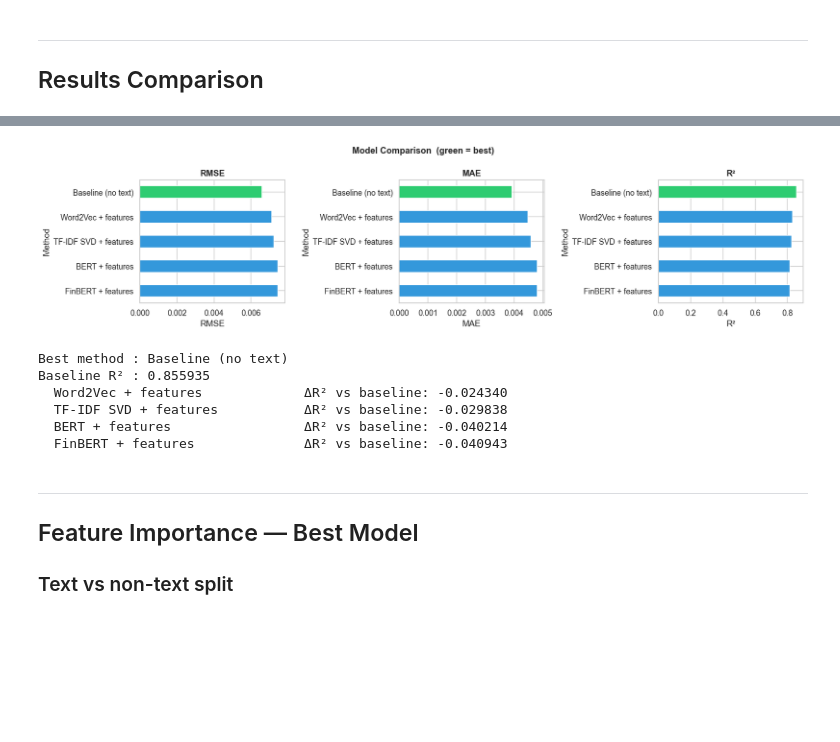
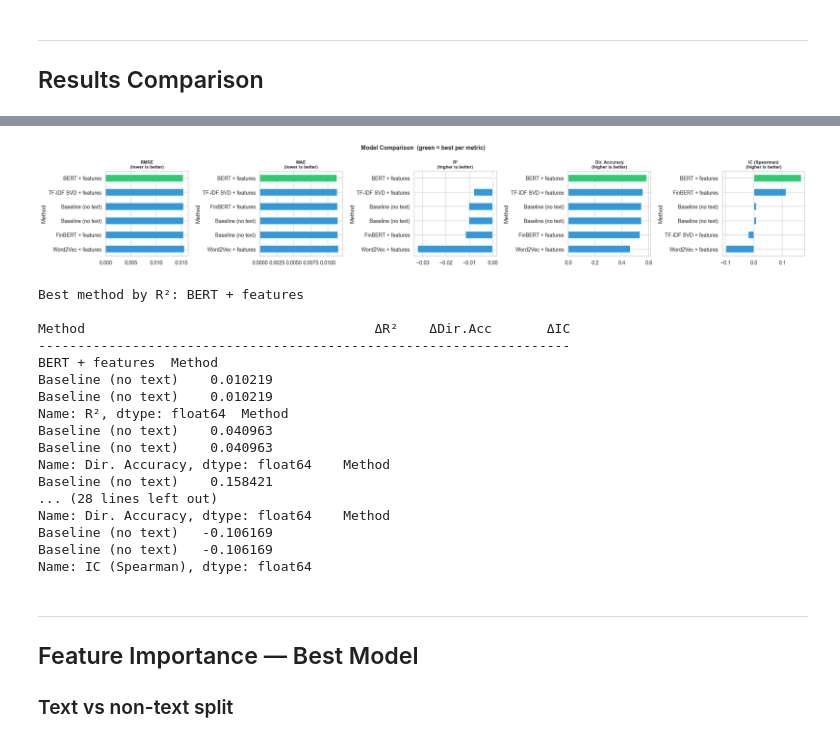
Before and after one commit to AlgazinovAleksandr/ML4FinancialNews, a Jupyter notebook: modeling/modeling_regression.ipynb, the cells around one changed output, grey strips where cells are left out. Saved outputs shown, nothing was run; the diff lists cells and outputs as text; code cells hidden in the pictures; blank space fills up the shorter version.

```diff
--- a/modeling/modeling_regression.ipynb
+++ b/modeling/modeling_regression.ipynb
@@ -43,7 +48,7 @@ Columns (156):
 ## 2. Outlier Removal & Sampling
 # %%
 TARGET   = 'next_curr_per_change'
-TEXT_COL = 'title + description + maintext'
+TEXT_COL = 'maintext'  # matches what the user will supply to the agent
 
 print('Target distribution (raw):')
 print(df_raw[TARGET].describe(percentiles=[.01, .05, .1, .9, .95, .99]))
@@ -113,8 +117,13 @@ Current-day OHLCV features assume an **end-of-day prediction window** (article r
 LEAKY_COLS = ['next_day_price', 'next_curr_pos_change', 'future_date']
 dropped = [c for c in LEAKY_COLS if c in df.columns]
 df = df.drop(columns=dropped)
+
+# Sort chronologically — required for the time-based train/val/test split below
+df = df.sort_values('date').reset_index(drop=True)
+
 print(f'Dropped leaky columns: {dropped}')
 print(f'Shape after leakage removal: {df.shape}')
+print(f'Date range: {df["date"].min().date()} → {df["date"].max().date()}')
 # %% [output]
 Dropped leaky columns: ['next_day_price', 'next_curr_pos_change', 'future_date']
 Shape after leakage removal: (82133, 153)
@@ -593,38 +649,62 @@ FinBERT + features    0.007457 0.004808   0.002911 0.814991
 # %%
-metrics = ['RMSE', 'MAE', 'R²']
-fig, axes = plt.subplots(1, 3, figsize=(16, 4))
+# Metrics to display: (column name, ascending=True means lower is better)
+METRIC_DISPLAY = [
+    ('RMSE',           True),
+    ('MAE',            True),
+    ('R²',             False),
+    ('Dir. Accuracy',  False),
+    ('IC (Spearman)',  False),
+]
 
-for ax, metric in zip(axes, metrics):
-    ascending = (metric != 'R²')          # lower is better for RMSE/MAE
+fig, axes = plt.subplots(1, len(METRIC_DISPLAY), figsize=(24, 4))
+
+for ax, (metric, ascending) in zip(axes, METRIC_DISPLAY):
     vals = results_df[metric].sort_values(ascending=ascending)
     best_val = vals.min() if ascending else vals.max()
     colors = ['#2ecc71' if v == best_val else '#3498db' for v in vals]
     vals.plot(kind='barh', ax=ax, color=colors, edgecolor='white')
-    ax.set_title(metric, fontweight='bold')
-    ax.set_xlabel(metric)
+    direction = 'lower is better' if ascending else 'higher is better'
+    ax.set_title(f'{metric}\n({direction})', fontweight='bold', fontsize=10)
     ax.invert_yaxis()
 
-plt.suptitle('Model Comparison  (green = best)', fontsize=13, fontweight='bold')
+plt.suptitle('Model Comparison  (green = best per metric)', fontsize=13, fontweight='bold')
 plt.tight_layout()
 plt.show()
 
-best_method = results_df['R²'].idxmax()
-baseline_r2 = results_df.loc['Baseline (no text)', 'R²']
-print(f'\nBest method : {best_method}')
-print(f'Baseline R² : {baseline_r2:.6f}')
+best_method  = results_df['R²'].idxmax()
+baseline_r2  = results_df.loc['Baseline (no text)', 'R²']
+baseline_dir = results_df.loc['Baseline (no text)', 'Dir. Accuracy']
+baseline_ic  = results_df.loc['Baseline (no text)', 'IC (Spearman)']
+
+print(f'\nBest method by R²: {best_method}')
+print(f'\n{"Method":<35}  {"ΔR²":>9}  {"ΔDir.Acc":>10}  {"ΔIC":>8}')
+print('-' * 68)
 for m in results_df.index:
-    if m != 'Baseline (no text)':
-        delta = results_df.loc[m, 'R²'] - baseline_r2
-        sign  = '+' if delta >= 0 else ''
-        print(f'  {m:<30}  ΔR² vs baseline: {sign}{delta:.6f}')
+    if m == 'Baseline (no text)':
+        continue
+    dr2  = results_df.loc[m, 'R²']            - baseline_r2
+    ddir = results_df.loc[m, 'Dir. Accuracy'] - baseline_dir
+    dic  = results_df.loc[m, 'IC (Spearman)'] - baseline_ic
+    print(f'{m}  {dr2}  {ddir}    {dic}')
 # %% [output]
-[figure, old version]
+[figure, new version]
-Best method : Baseline (no text)
-Baseline R² : 0.855935
-  Word2Vec + features             ΔR² vs baseline: -0.024340
-  TF-IDF SVD + features           ΔR² vs baseline: -0.029838
-  BERT + features                 ΔR² vs baseline: -0.040214
-  FinBERT + features              ΔR² vs baseline: -0.040943
+Best method by R²: BERT + features
+
+Method                                     ΔR²    ΔDir.Acc       ΔIC
+--------------------------------------------------------------------
+BERT + features  Method
+Baseline (no text)    0.010219
+Baseline (no text)    0.010219
+Name: R², dtype: float64  Method
+Baseline (no text)    0.040963
+Baseline (no text)    0.040963
+Name: Dir. Accuracy, dtype: float64    Method
+Baseline (no text)    0.158421
+... (28 lines left out)
+Name: Dir. Accuracy, dtype: float64    Method
+Baseline (no text)   -0.106169
+Baseline (no text)   -0.106169
+Name: IC (Spearman), dtype: float64
 # %% [markdown]
 ---
 ## Feature Importance — Best Model
```
Also changed, not shown: parts of 20 cells of this notebook, 23 other files.
